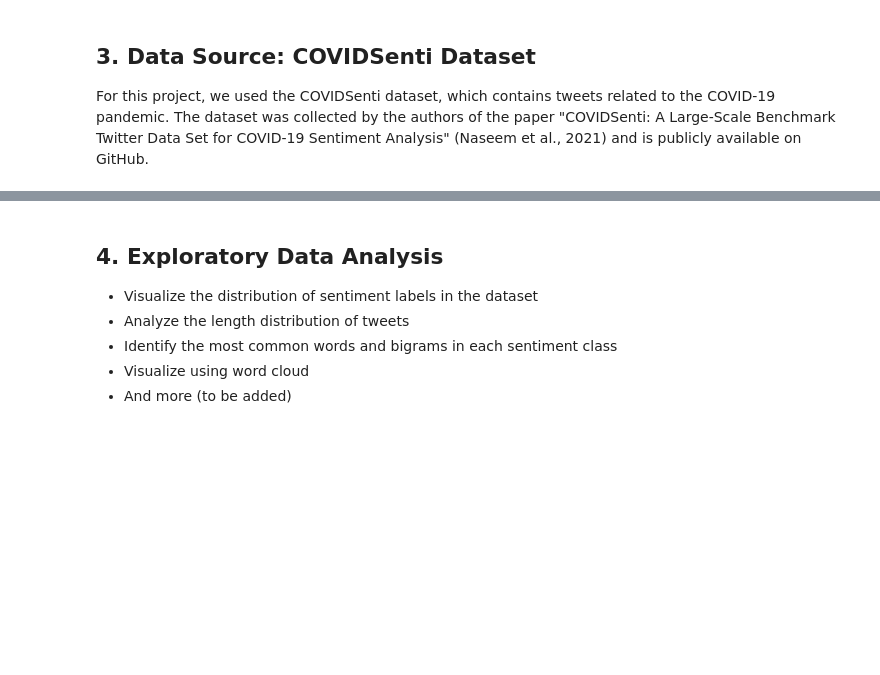
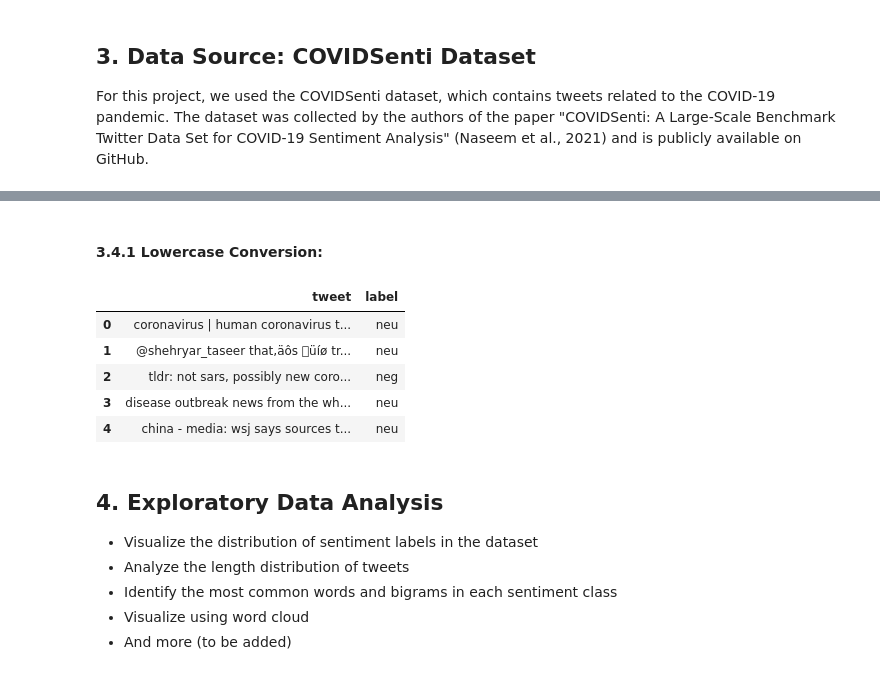
Before and after one commit to Lexian-6/Sentiment-Analysis-towards-COVID-19-on-Twitter, a Jupyter notebook: COVIDSenti_Analysis.ipynb, the cells around one changed output, grey strips where cells are left out. Saved outputs shown, nothing was run; the diff lists cells and outputs as text; code cells hidden in the pictures; blank space fills up the shorter version.

```diff
--- a/COVIDSenti_Analysis.ipynb
+++ b/COVIDSenti_Analysis.ipynb
@@ -143,3 +237,18 @@ The COVIDSenti dataset is publicly available on GitHub, along with the code and
+# %% [markdown]
+#### 3.4.1 **Lowercase Conversion**:
+# %%
+df['tweet'] = original_df['tweet'].str.lower()
+df_A['tweet'] = original_df_A['tweet'].str.lower()
+df_B['tweet'] = original_df_B['tweet'].str.lower()
+df_C['tweet'] = original_df_C['tweet'].str.lower()
+df.head()
+# %% [output]
+|  | tweet | label |
+| 0 | coronavirus | human coronavirus t... | neu |
+| 1 | @shehryar_taseer that‚äôs üíø tr... | neu |
+| 2 | tldr: not sars, possibly new coro... | neg |
+| 3 | disease outbreak news from the wh... | neu |
+| 4 | china - media: wsj says sources t... | neu |
 # %% [markdown]
 <a name="data-analysis"></a>
 ## 4. Exploratory Data Analysis
```
Also changed, not shown: parts of 9 cells of this notebook.
